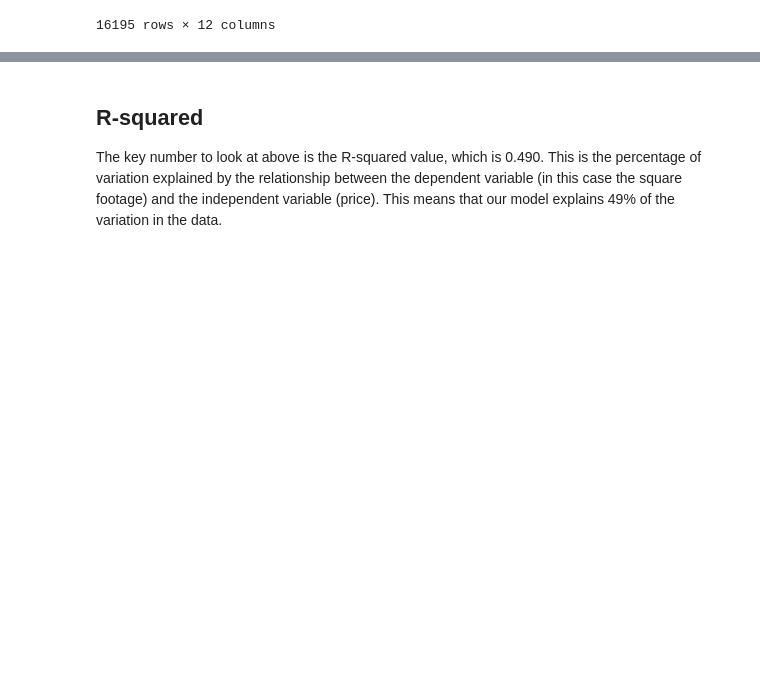
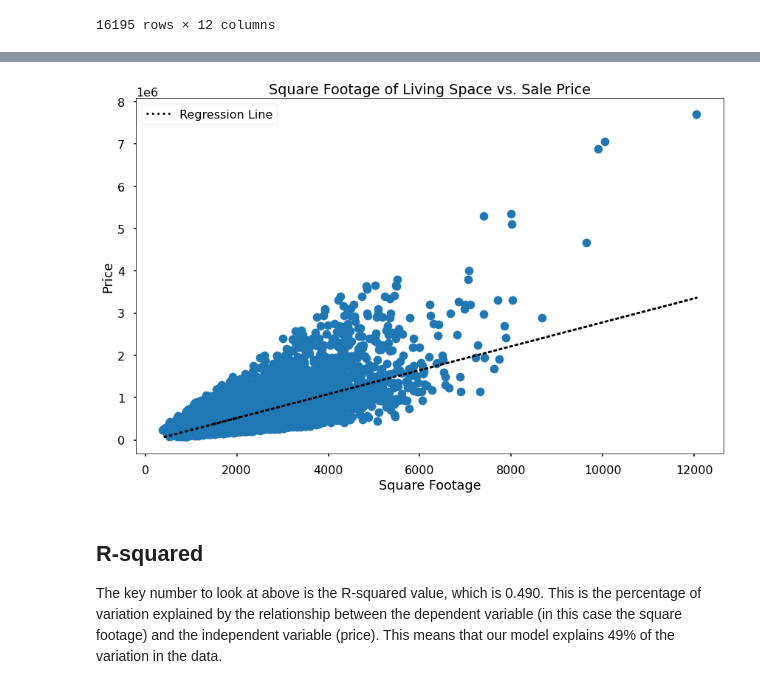
Before and after one commit to kevgross89/dsc-phase-2-project-v2-3, a Jupyter notebook: King County Phase 2 Project.ipynb, the cells around one changed output, grey strips where cells are left out. Cells and saved outputs as stored; diff of their text form; code cells hidden in the pictures; blank space fills up the shorter version.

Commit message:
Logged and scaled model

```diff
--- a/King County Phase 2 Project.ipynb
+++ b/King County Phase 2 Project.ipynb
@@ -236,6 +236,29 @@ Notes:
 [1] Standard Errors assume that the covariance matrix of the errors is correctly specified.
 [2] The condition number is large, 5.64e+03. This might indicate that there are
 strong multicollinearity or other numerical problems.
+# %%
+y_pred = model.predict(X_train[['const', 'sqft_living']])
+
+with plt.style.context('seaborn-poster'):
+    fig, ax = plt.subplots(figsize=(12,8))
+
+    ax.plot(X_train['sqft_living'],
+            y_pred,
+            color='black',
+            ls=':',
+            label='Regression Line'
+            )
+    ax.scatter(
+        X_train['sqft_living'],
+        y_train,
+        color='tab:blue'
+        )
+
+    ax.set(xlabel='Square Footage', ylabel='Price', title='Square Footage of Living Space vs. Sale Price')
+    ax.legend()
+    fig.tight_layout()
+# %% [output]
+[figure, added]
 # %% [markdown]
 ## R-squared
 
```
Also changed, not shown: parts of 37 cells of this notebook.
